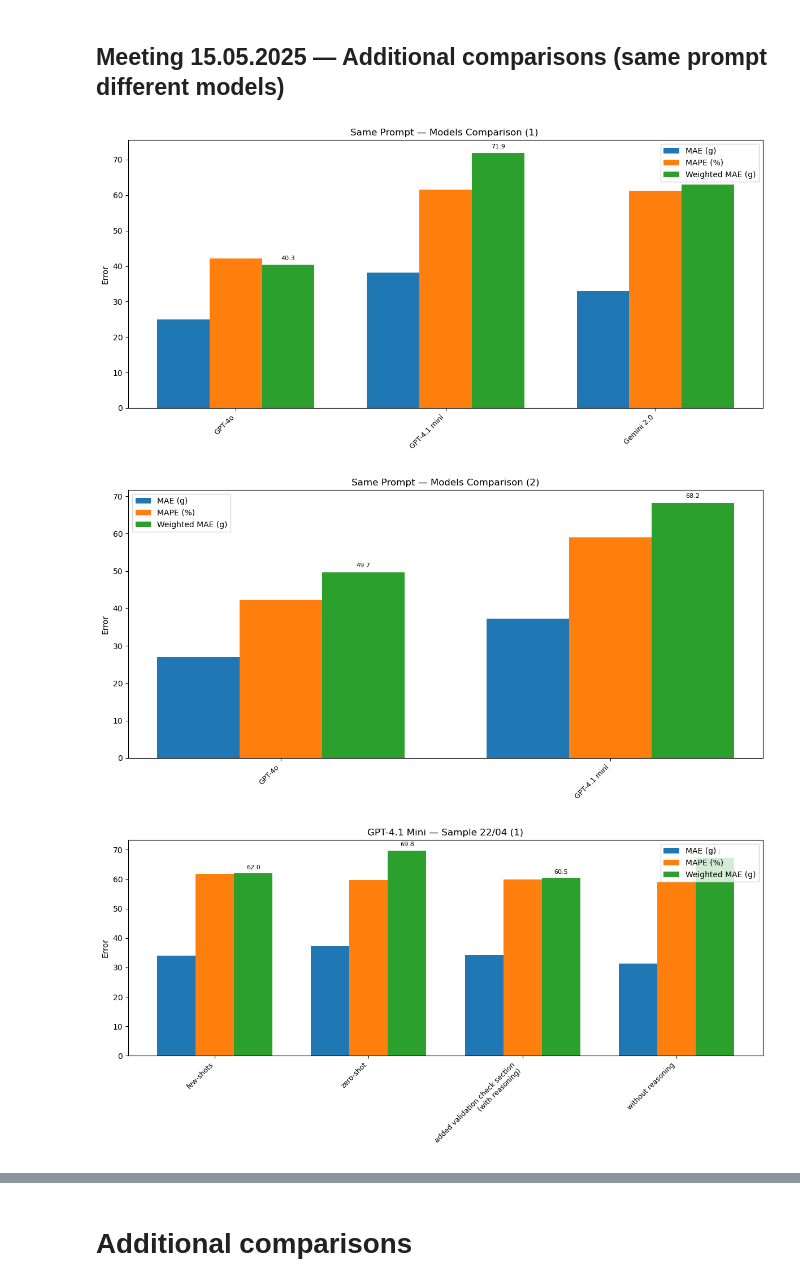
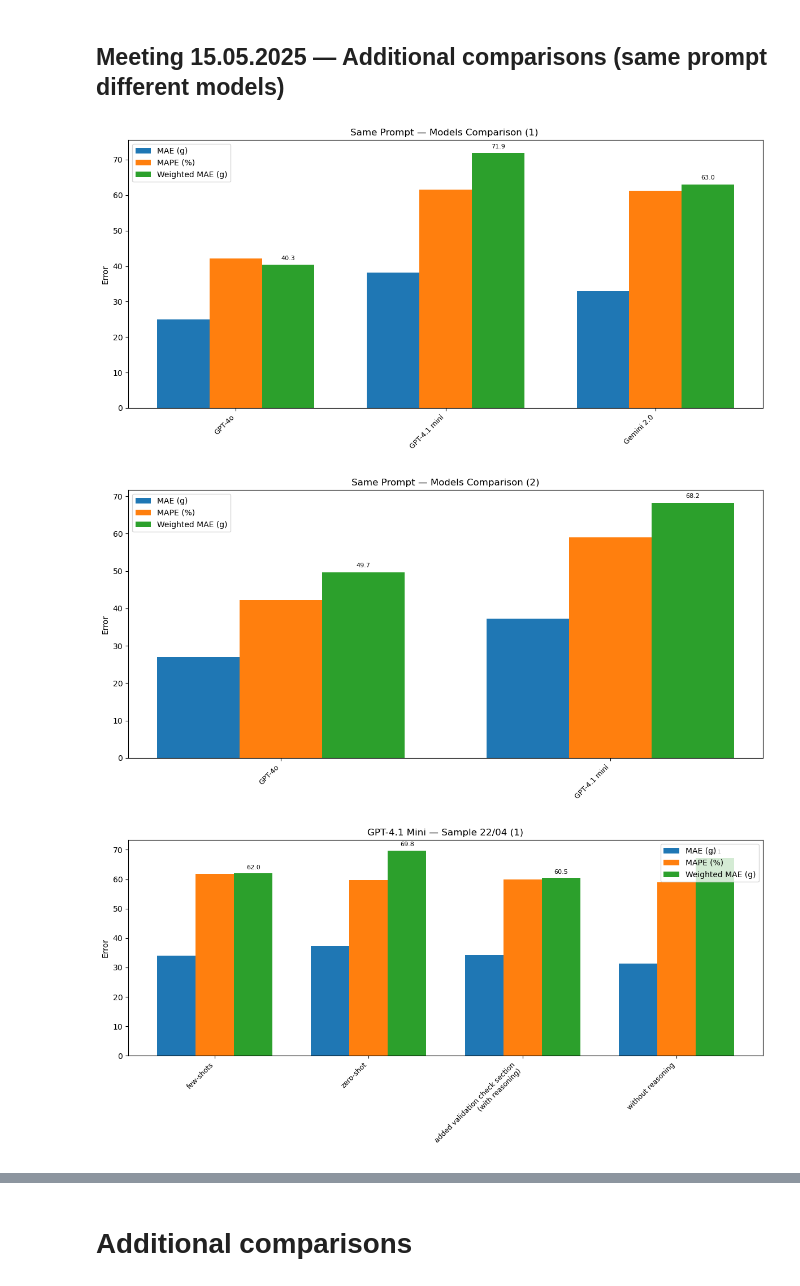
Before and after one commit to samaaraaah/volumetric-estimation-of-food-bachelor-project, a Jupyter notebook: src/visualize_results.ipynb, the cells around one changed output, grey strips where cells are left out. Drawn from its saved outputs; the diff is of its cells as text; code cells hidden in the pictures.

```diff
--- a/src/visualize_results.ipynb
+++ b/src/visualize_results.ipynb
@@ -36,7 +36,7 @@ df_full = df[df["type"] == "full"]
 
 
 # Plotting function
-def plot_metrics(df_subset, title, color="black", label="plot_desc", save=False):
+def plot_metrics(df_subset, title, color="black", label="plot_desc", legend_pos='best', save=False):
     df_subset[label] = df_subset[label].str.replace(r"\\n", "\n", regex=True)
 
     fig, ax = plt.subplots(figsize=(12, 6))
@@ -56,7 +56,7 @@ def plot_metrics(df_subset, title, color="black", label="plot_desc", save=False)
     ax.set_xticklabels(df_subset[label], rotation=45, ha="right", fontsize=9, color=color)
     ax.set_ylabel("Error")
     ax.set_title(title)
-    ax.legend()
+    ax.legend(loc=legend_pos)
     plt.tight_layout()
     if save:
         title = title.lower()
@@ -171,12 +171,12 @@ analyze_and_plot(error_file, "top_80_percent_error_0515.csv", "top_80_percent_it
 # %% [markdown]
 ## Meeting 15.05.2025 — Additional comparisons (same prompt different models)
 # %%
-plot_metrics(df_metrics.iloc[[48, 66, 69]].copy(), "Same Prompt — Models Comparison (1) ", label="model", save=True)
+plot_metrics(df_metrics.iloc[[48, 66, 69]].copy(), "Same Prompt — Models Comparison (1) ", label="model", legend_pos='upper left', save=True)
 plot_metrics(df_metrics.iloc[[68, 67]].copy(), "Same Prompt — Models Comparison (2)", label="model")
 plot_metrics(df_metrics.iloc[[70, 71, 73, 74]].copy(), "GPT-4.1 Mini — Sample 22/04 (1)")
 plot_metrics(df_metrics.iloc[[79, 81, 82, 83, 84]].copy(), "GPT-4.1 Mini — Sample 22/04 (2)")
 # %% [output]
-[figure, old version]
+[figure, new version]
 [figure]
 [figure]
 [figure]
```
Also changed, not shown: 3 other files.
